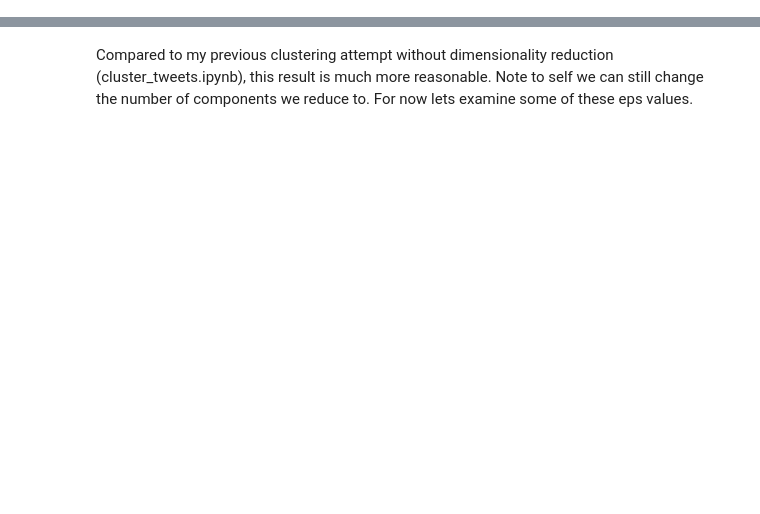
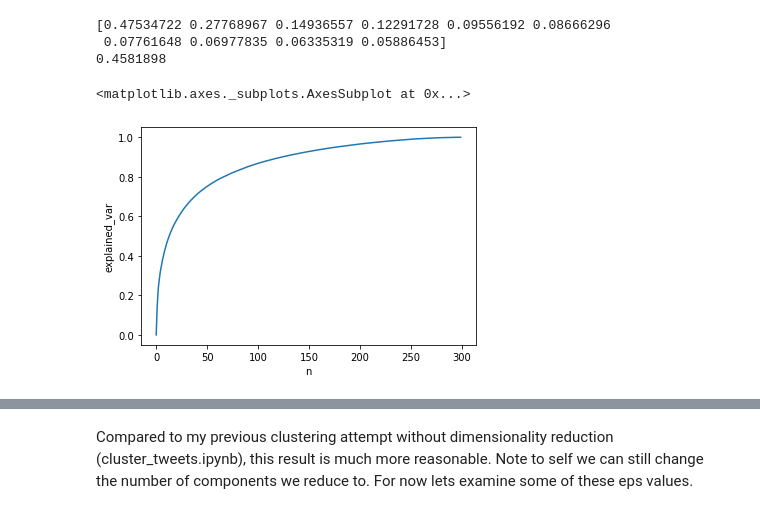
Before and after one commit to tejasph/disaster_tweets, a Jupyter notebook: PCA_clustering.ipynb, the cells around one changed output, grey strips where cells are left out. Cells and saved outputs as stored; diff of their text form; code cells hidden in the pictures; blank space fills up the shorter version.

```diff
--- a/PCA_clustering.ipynb
+++ b/PCA_clustering.ipynb
@@ -33,4 +33,23 @@ nlp = spacy.load("en_core_web_md")
 train_v = pd.DataFrame(np.vstack([vectorize(entry) for entry in train_df.text]))
 # %%
 # Reduce dimensions of train and test
-train_r = reduce_dims(train_v)
+train_r, score = reduce_dims(train_v)
+# %% [output]
+[0.47534722 0.27768967 0.14936557 0.12291728 0.09556192 0.08666296
+ 0.07761648 0.06977835 0.06335319 0.05886453]
+0.4581898
+# %%
+# Testing how much variance is lost with each component
+n_dict = {'n':[], 'explained_var': []}
+for n in range (0,300):
+    n_dict['n'].append(n)
+    train_r, score = reduce_dims(train_v, n = n)
+    n_dict['explained_var'].append(score)
+# %%
+var_df = pd.DataFrame(n_dict)
+# %%
+sns.lineplot(data = var_df, x = 'n', y = 'explained_var')
+# this concludes that using n = 10 was a bad idea, need to at least n_components where variance is about 80
+# %% [output]
+<matplotlib.axes._subplots.AxesSubplot at 0x...>
+[figure, added]
```
Also changed, not shown: parts of 13 cells of this notebook, 1 other file.
